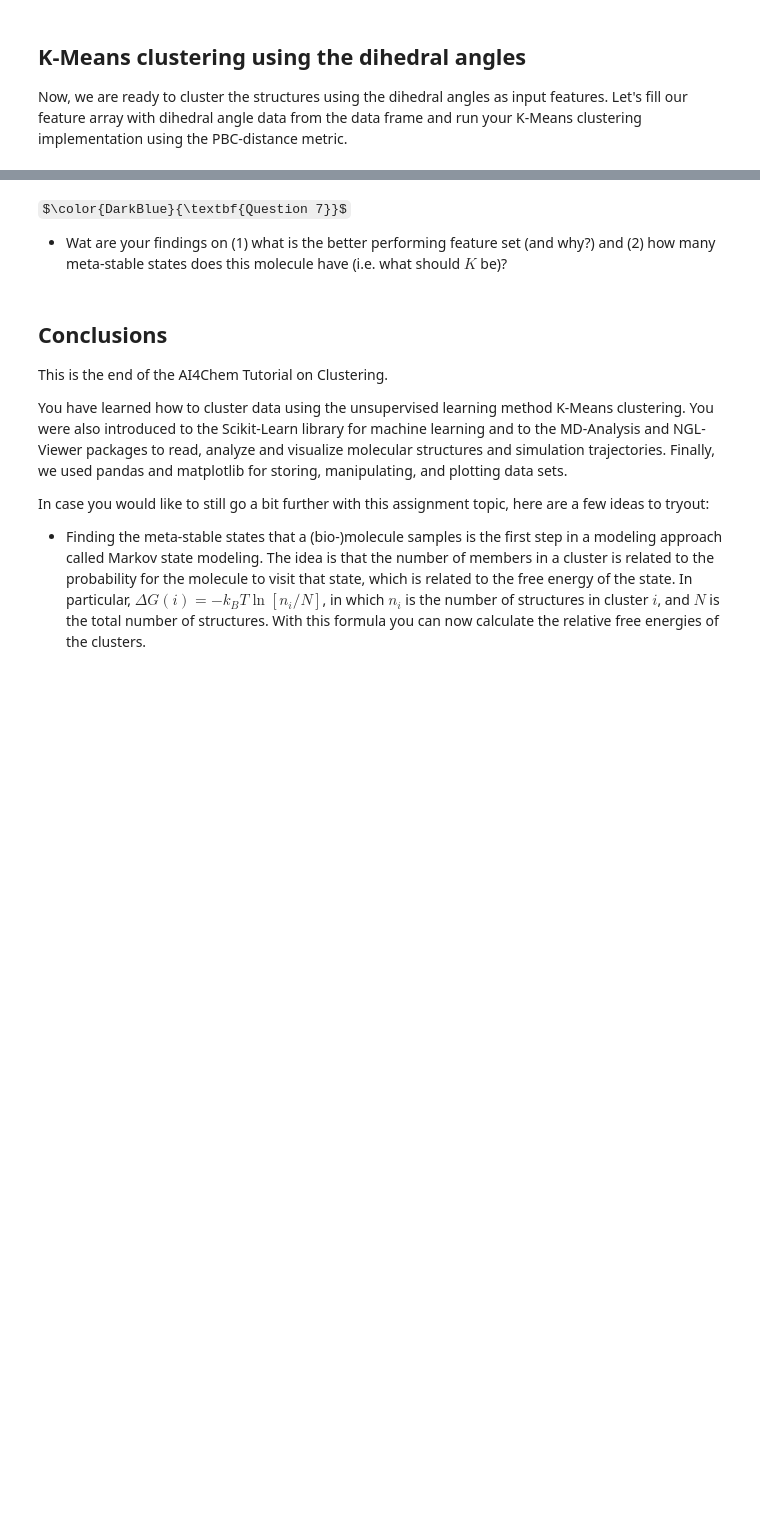
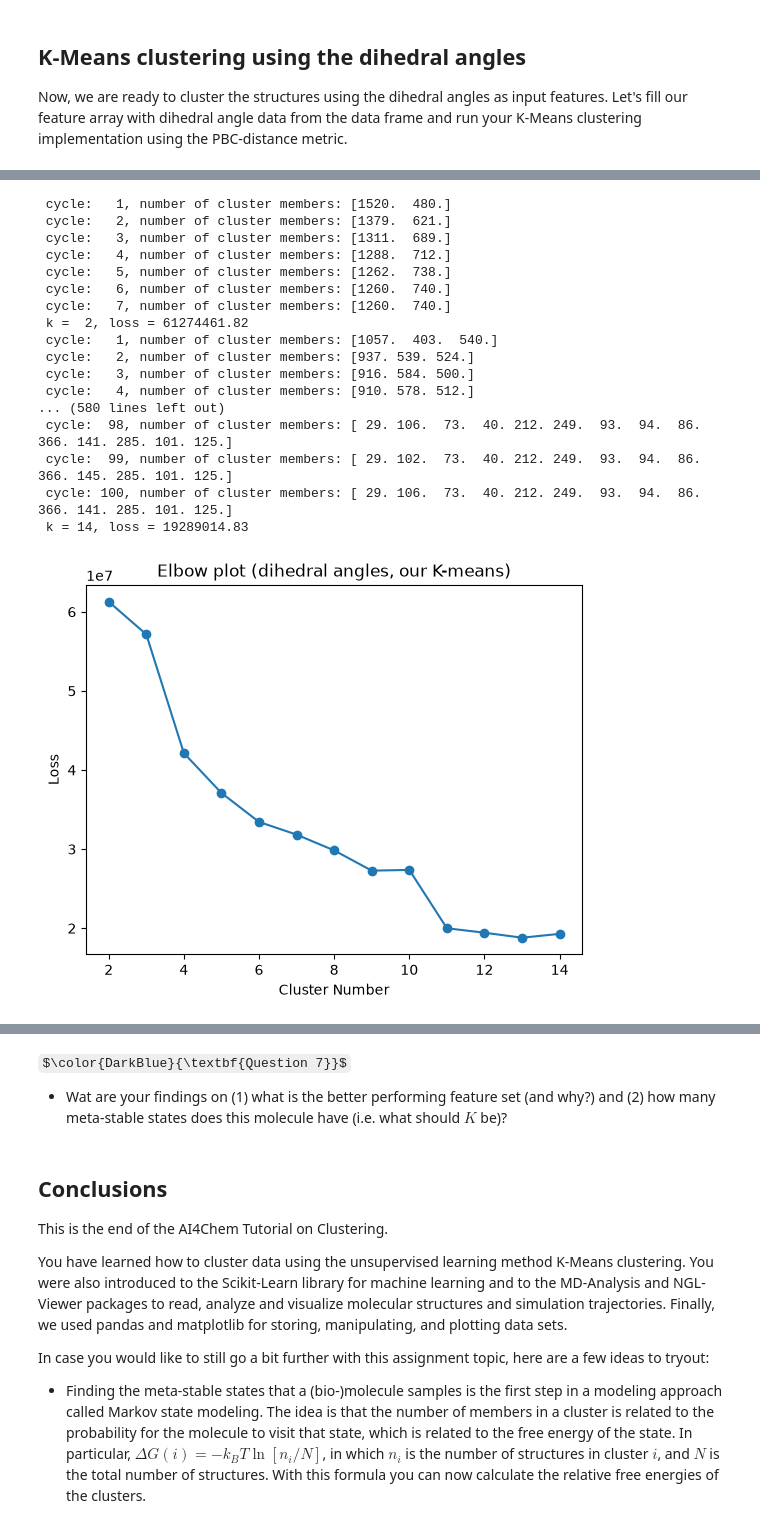
Before and after one commit to pedroazara/dinamica-molecular, a Jupyter notebook: notebooks/01_exercicio_molsim.ipynb, the cells around one changed output, grey strips where cells are left out. Cells and saved outputs as stored; diff of their text form; code cells hidden in the pictures; some formulas as TeX source; blank space fills up the shorter version.

```diff
--- a/notebooks/01_exercicio_molsim.ipynb
+++ b/notebooks/01_exercicio_molsim.ipynb
@@ -767,0 +768,6 @@ aligner = align.AlignTraj(u_cluster, ref, select='all', in_memory=True).run()
+# %%
+import time
+
+for i in range(u_cluster.trajectory.n_frames):
+    w.frame = i
+    time.sleep(0.1)
@@ -905,2 +994,39 @@ features.shape
+# %%
+# Elbow plot for the dihedral-angle features, using our own K-means
+# implementation with the periodic-boundary-corrected distance metric.
+nclusters_dihedral = range(2, 15)
+loss_dihedral = []
+
+for k in nclusters_dihedral:
+    centers_k, labels_k, nmembers_k = kmeans_clustering(features, k, lbox, plot=False)
+    loss_k = sum(distance(features[i], centers_k[labels_k[i]], lbox) ** 2 for i in range(len(features)))
+    loss_dihedral.append(loss_k)
+    print(f" k = {k:2d}, loss = {loss_k:.2f}")
+
+plt.figure(dpi=100)
+plt.plot(nclusters_dihedral, loss_dihedral, "o-")
+plt.xlabel("Cluster Number")
+plt.ylabel("Loss")
+plt.title("Elbow plot (dihedral angles, our K-means)")
+plt.show()
+# %% [output]
+ cycle:   1, number of cluster members: [1520.  480.]
+ cycle:   2, number of cluster members: [1379.  621.]
+ cycle:   3, number of cluster members: [1311.  689.]
+ cycle:   4, number of cluster members: [1288.  712.]
+ cycle:   5, number of cluster members: [1262.  738.]
+ cycle:   6, number of cluster members: [1260.  740.]
+ cycle:   7, number of cluster members: [1260.  740.]
+ k =  2, loss = 61274461.82
+ cycle:   1, number of cluster members: [1057.  403.  540.]
+ cycle:   2, number of cluster members: [937. 539. 524.]
+ cycle:   3, number of cluster members: [916. 584. 500.]
+ cycle:   4, number of cluster members: [910. 578. 512.]
+... (580 lines left out)
+ cycle:  98, number of cluster members: [ 29. 106.  73.  40. 212. 249.  93.  94.  86. 366. 141. 285. 101. 125.]
+ cycle:  99, number of cluster members: [ 29. 102.  73.  40. 212. 249.  93.  94.  86. 366. 145. 285. 101. 125.]
+ cycle: 100, number of cluster members: [ 29. 106.  73.  40. 212. 249.  93.  94.  86. 366. 141. 285. 101. 125.]
+ k = 14, loss = 19289014.83
+[figure, added]
 # %%
 # run your K-means clustering program using the new features array
```
Also changed, not shown: parts of 21 cells of this notebook, 18 other files.
